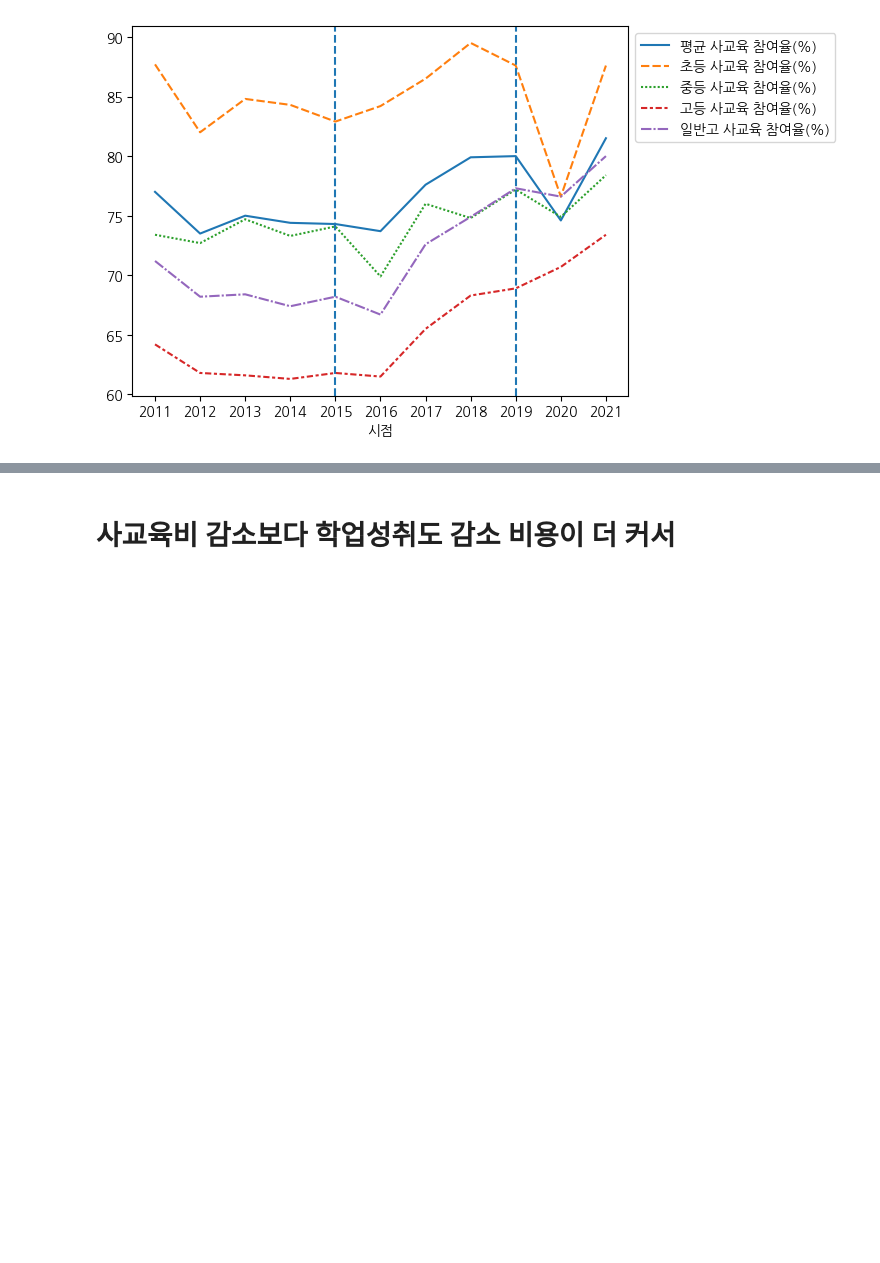
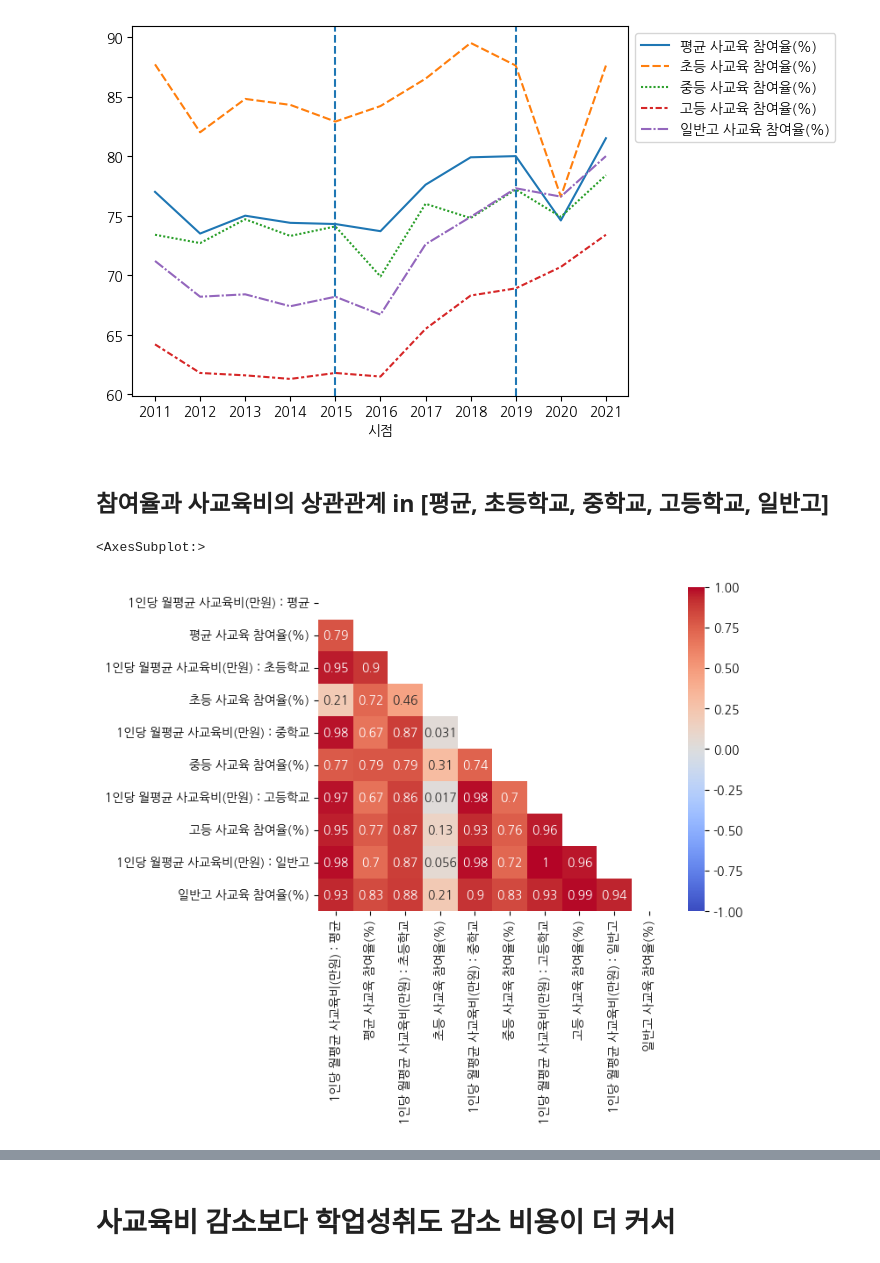
Before and after one commit to moonstar97/Structure, a Jupyter notebook: 가설2번_EDA.ipynb, the cells around one changed output, grey strips where cells are left out. Saved outputs shown, nothing was run; the diff lists cells and outputs as text; code cells hidden in the pictures; blank space fills up the shorter version.

```diff
--- a/가설2번_EDA.ipynb
+++ b/가설2번_EDA.ipynb
@@ -90,0 +87,3 @@ seoul_private_edu_cost_df.head()
+# %%
+seoul_private_edu_cost_df = seoul_private_edu_cost_df.astype('float')
+seoul_private_edu_cost_df.info()
@@ -212,3 +229,12 @@ plt.legend(bbox_to_anchor=(1,1))
 # %% [output]
 <matplotlib.legend.Legend at 0x...>
 [figure]
+# %% [markdown]
+## 참여율과 사교육비의 상관관계 in [평균, 초등학교, 중학교, 고등학교, 일반고]
+# %%
+# 전체 상관관계
+mask = np.triu(np.ones_like(seoul_private_edu_cost_df.corr()))
+sns.heatmap(seoul_private_edu_cost_df.corr(), annot=True, mask=mask, cmap='coolwarm', vmin=-1, vmax=1)
+# %% [output]
+<AxesSubplot:>
+[figure, added]
```
Also changed, not shown: parts of 41 cells of this notebook, 6 other files.
